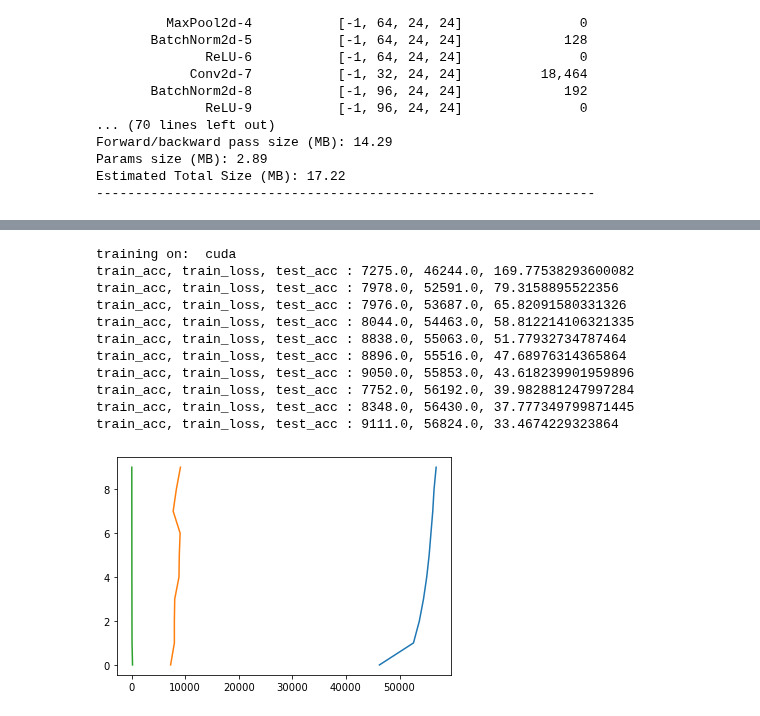
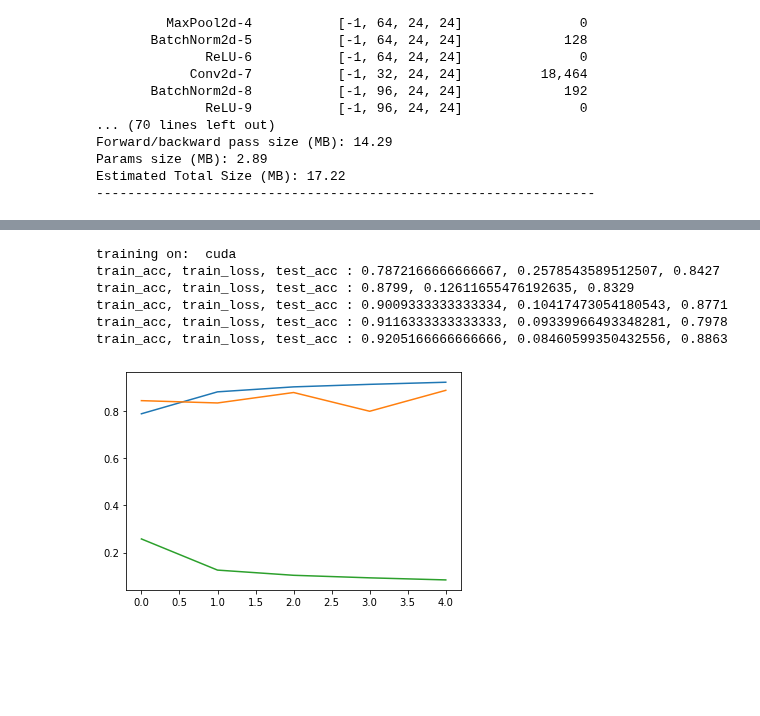
Before and after one commit to fanbyprinciple/d2l-fanbyprinciple, a Jupyter notebook: ch7_modern_convolutional_networks/ch7.6 Densenet.ipynb, the cells around one changed output, grey strips where cells are left out. Drawn from its saved outputs; the diff is of its cells as text; code cells hidden in the pictures; blank space fills up the shorter version.

```diff
--- a/ch7_modern_convolutional_networks/ch7.6 Densenet.ipynb
+++ b/ch7_modern_convolutional_networks/ch7.6 Densenet.ipynb
@@ -132,20 +162,22 @@ prediction task in Section 4.10.
 -  This is a task! But how? I am low on motivation.
 # %%
 # training loop for densenet
+import matplotlib.pyplot as plt
+
+def accuracy(y_hat, y):
+    return (torch.argmax(y_hat, dim=1) == y).sum().float().mean()
+
+def init_weights(m):
+    if type(m)==nn.Linear or type(m)==nn.Conv2d:
+        nn.init.xavier_uniform_(m.weight)
 
 def train_net(net, train_dataloader, test_dataloader, n_epochs=10, lr=0.1, batch_size=256,device=torch.device('cuda')):
-    def init_weights(m):
-        if type(m)==nn.Linear or type(m)==nn.Conv2d:
-            nn.init.xavier_uniform_(m.weight)
 
     net.apply(init_weights)
     print('training on: ', device)
     net = net.to(device)
     optimizer = torch.optim.SGD(net.parameters(), lr=lr )
     loss_criterion = nn.CrossEntropyLoss()
-
-    def accuracy(y_hat, y):
-        return (torch.argmax(y_hat, dim=1) == y).sum().float().mean()
 
     train_acc_arr = []
     train_loss_arr = []
@@ -155,6 +187,7 @@ def train_net(net, train_dataloader, test_dataloader, n_epochs=10, lr=0.1, batch
         net.train()
         train_acc = 0
         train_loss = 0
+        number = 0
         for X, y in train_dataloader:
             X = X.to(device)
             y = y.to(device)
@@ -168,47 +201,42 @@ def train_net(net, train_dataloader, test_dataloader, n_epochs=10, lr=0.1, batch
 
             #print(train_loss*10, train_acc/10)
 
+            number += len(y)
             loss.backward()
+            optimizer.step()
 
-            optimizer.step()
+        train_acc_arr.append(train_acc/number)
+        train_loss_arr.append((train_loss/number) *100)
 
         net.eval()
         test_acc = 0
         with torch.no_grad():
-
+            number_test = 0
             for X, y in test_dataloader:
                 X = X.to(device)
                 y = y.to(device)
 
                 y_hat = net(X)
                 test_acc += accuracy(y_hat, y).item()
+                number_test += len(y)
 
-        test_acc_arr.append(test_acc/len(y))
+            test_acc_arr.append(test_acc/number_test)
 
-        train_acc_arr.append(train_acc/len(y))
-        train_loss_arr.append(train_loss/len(y))
+        print(f'train_acc, train_loss, test_acc : {train_acc_arr[-1]}, {train_loss_arr[-1]}, {test_acc_arr[-1]}')
 
-        print(f'train_acc, train_loss, test_acc : {}, {train_acc}, {train_loss}, {train }')
 
-    import matplotlib.pyplot as plt
-
-    plt.plot(train_acc_arr, range(n_epochs))
-    plt.plot(test_acc_arr, range(n_epochs))
-    plt.plot(train_loss_arr, range(n_epochs))
+    plt.plot(range(n_epochs),train_acc_arr )
+    plt.plot(range(n_epochs),test_acc_arr )
+    plt.plot(range(n_epochs),train_loss_arr)
     plt.show()
 # %%
 %%time
-train_net(net, train_iter, test_iter, n_epochs=10)
+train_net(net, train_iter, test_iter, n_epochs=5)
 # %% [output]
 training on:  cuda
-train_acc, train_loss, test_acc : 7275.0, 46244.0, 169.77538293600082
-train_acc, train_loss, test_acc : 7978.0, 52591.0, 79.3158895522356
-train_acc, train_loss, test_acc : 7976.0, 53687.0, 65.82091580331326
-train_acc, train_loss, test_acc : 8044.0, 54463.0, 58.812214106321335
-train_acc, train_loss, test_acc : 8838.0, 55063.0, 51.77932734787464
-train_acc, train_loss, test_acc : 8896.0, 55516.0, 47.68976314365864
-train_acc, train_loss, test_acc : 9050.0, 55853.0, 43.618239901959896
-train_acc, train_loss, test_acc : 7752.0, 56192.0, 39.982881247997284
-train_acc, train_loss, test_acc : 8348.0, 56430.0, 37.777349799871445
-train_acc, train_loss, test_acc : 9111.0, 56824.0, 33.4674229323864
+train_acc, train_loss, test_acc : 0.7872166666666667, 0.2578543589512507, 0.8427
+train_acc, train_loss, test_acc : 0.8799, 0.12611655476192635, 0.8329
+train_acc, train_loss, test_acc : 0.9009333333333334, 0.10417473054180543, 0.8771
+train_acc, train_loss, test_acc : 0.9116333333333333, 0.09339966493348281, 0.7978
+train_acc, train_loss, test_acc : 0.9205166666666666, 0.08460599350432556, 0.8863
-[figure, old version]
+[figure, new version]
```
Also changed, not shown: parts of 5 cells of this notebook, 3 other files.
